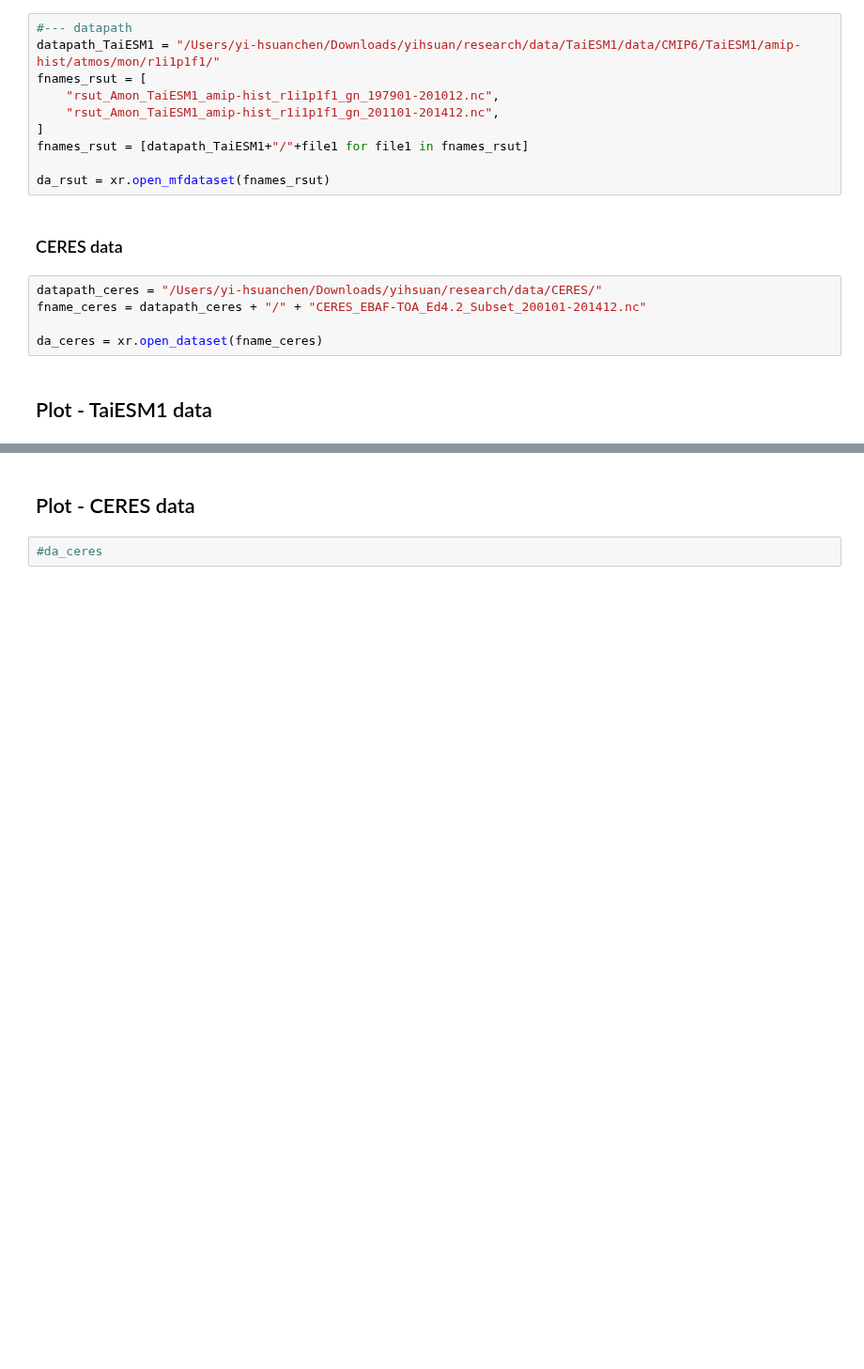
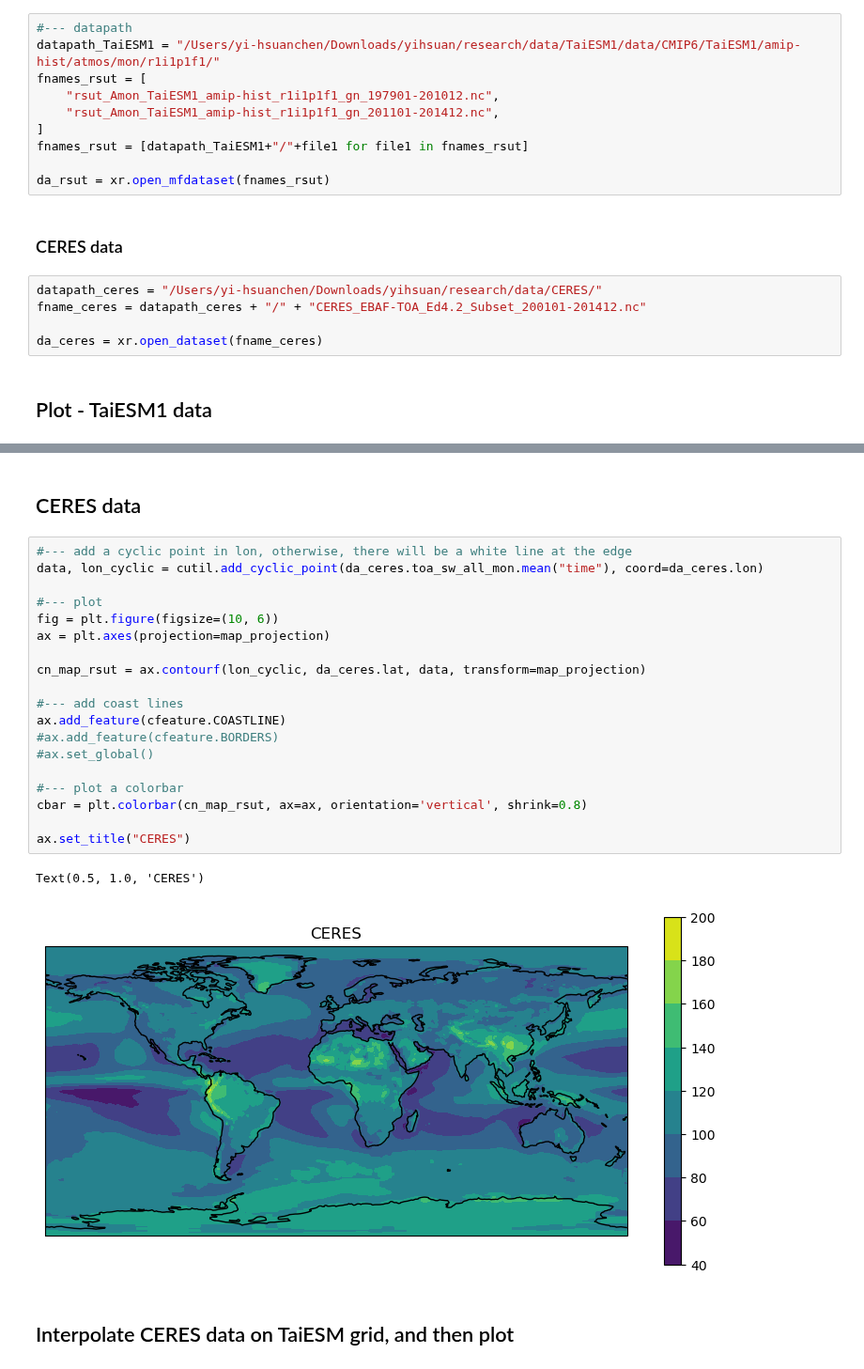
Before and after one commit to yihsuanchen/python, a Jupyter notebook: yhc_module_and_notes/notes-cn_map-cartopy.ipynb, the cells around one changed output, grey strips where cells are left out. Shown at 94% size. Saved outputs shown, nothing was run; the diff lists cells and outputs as text; blank space fills up the shorter version.

```diff
--- a/yhc_module_and_notes/notes-cn_map-cartopy.ipynb
+++ b/yhc_module_and_notes/notes-cn_map-cartopy.ipynb
@@ -115,7 +115,29 @@ ax.text(0, 0, 'text', fontsize = 15, color = "white")
 # %% [output]
 Text(0, 0, 'text')
 [figure]
+# %% [markdown]
+## CERES data
+# %%
+#--- add a cyclic point in lon, otherwise, there will be a white line at the edge
+data, lon_cyclic = cutil.add_cyclic_point(da_ceres.toa_sw_all_mon.mean("time"), coord=da_ceres.lon)
+
+#--- plot
+fig = plt.figure(figsize=(10, 6))
+ax = plt.axes(projection=map_projection)
+
+cn_map_rsut = ax.contourf(lon_cyclic, da_ceres.lat, data, transform=map_projection)
+
+#--- add coast lines
+ax.add_feature(cfeature.COASTLINE)
+#ax.add_feature(cfeature.BORDERS)
+#ax.set_global()
+
+#--- plot a colorbar
+cbar = plt.colorbar(cn_map_rsut, ax=ax, orientation='vertical', shrink=0.8)
+
+ax.set_title("CERES")
+# %% [output]
+Text(0.5, 1.0, 'CERES')
+[figure, added]
 # %% [markdown]
-## Plot - CERES data
+## Interpolate CERES data on TaiESM grid, and then plot
-# %%
-#da_ceres
```
Also changed, not shown: parts of 14 cells of this notebook.
